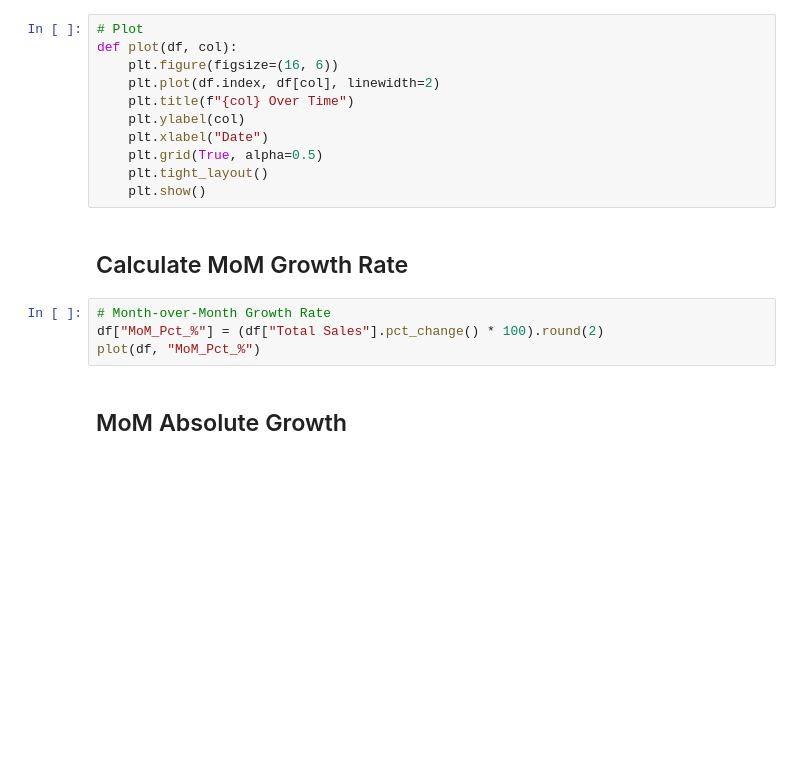
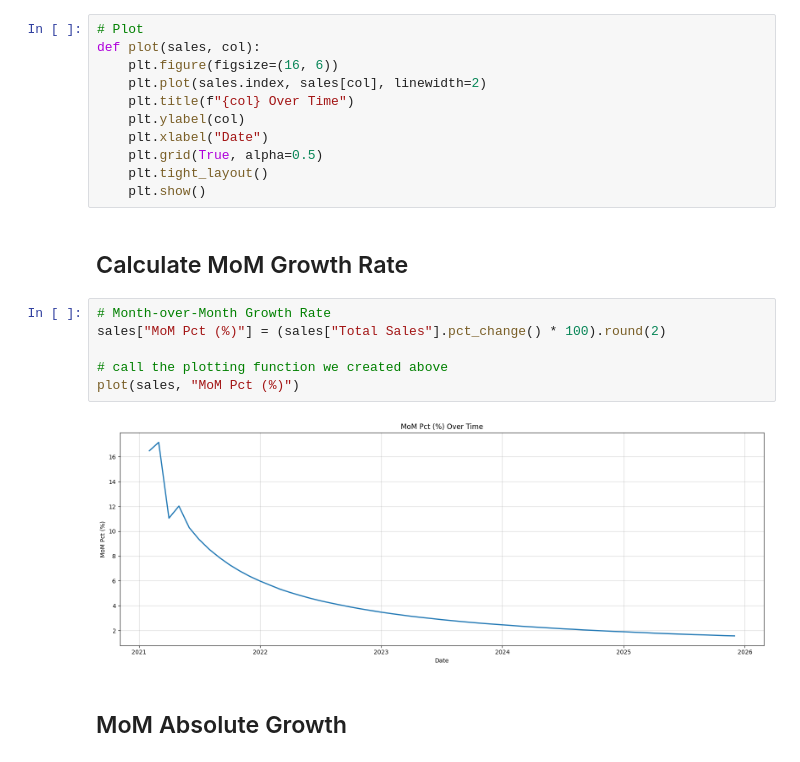
Before and after one commit to clusterloggs/forecasting-sale, a Jupyter notebook: forecasting.ipynb, the cells around one changed output. Drawn from its saved outputs; the diff is of its cells as text; blank space fills up the shorter version.

```diff
--- a/forecasting.ipynb
+++ b/forecasting.ipynb
@@ -97,9 +124,9 @@ print("================================")
 ### create a reusable function to be use to make chart with different variables
 # %%
 # Plot
-def plot(df, col):
+def plot(sales, col):
     plt.figure(figsize=(16, 6))
-    plt.plot(df.index, df[col], linewidth=2)
+    plt.plot(sales.index, sales[col], linewidth=2)
     plt.title(f"{col} Over Time")
     plt.ylabel(col)
     plt.xlabel("Date")
@@ -110,8 +137,12 @@ def plot(df, col):
 ## Calculate MoM Growth Rate
 # %%
 # Month-over-Month Growth Rate
-df["MoM_Pct_%"] = (df["Total Sales"].pct_change() * 100).round(2)
-plot(df, "MoM_Pct_%")
+sales["MoM Pct (%)"] = (sales["Total Sales"].pct_change() * 100).round(2)
+
+# call the plotting function we created above
+plot(sales, "MoM Pct (%)")
+# %% [output]
+[figure, added]
 # %% [markdown]
 ## MoM Absolute Growth
 # %%
```
Also changed, not shown: parts of 22 cells of this notebook, 7 other files.
